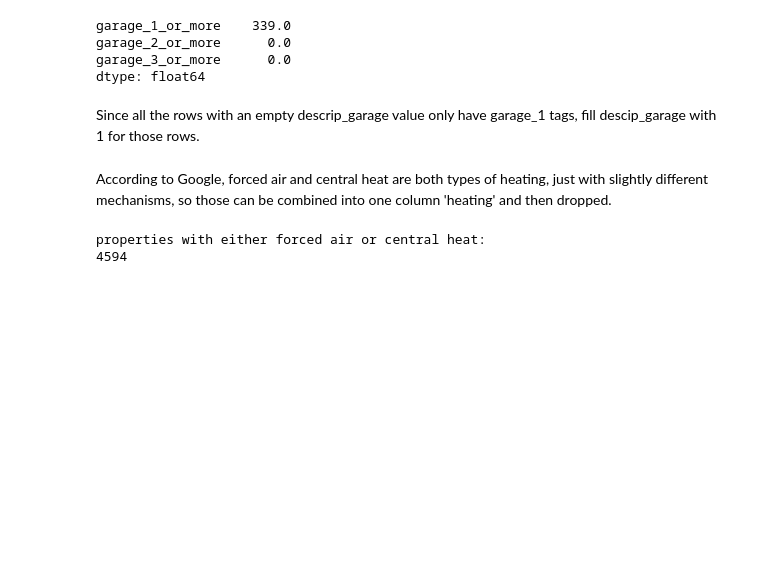
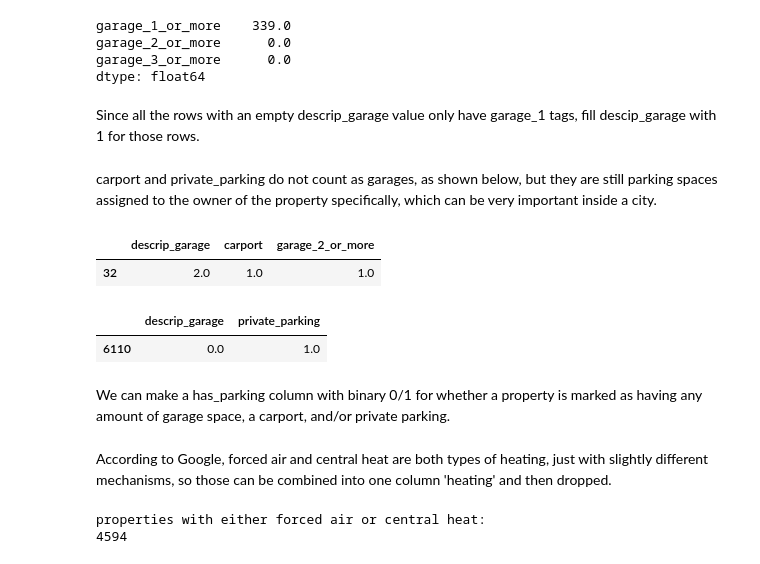
Before and after one commit to MeghanBarritt/midterm_project_datasci, a Jupyter notebook: notebooks/1 - EDA.ipynb, the cells around one changed output. Saved outputs shown, nothing was run; the diff lists cells and outputs as text; code cells hidden in the pictures; blank space fills up the shorter version.

```diff
--- a/notebooks/1 - EDA.ipynb
+++ b/notebooks/1 - EDA.ipynb
@@ -293,7 +310,22 @@ data.loc[:,'descrip_garage'] = data['descrip_garage'].fillna(0)
 data.loc[((data[(data['descrip_garage']==0.0)&  # nothing in descrip column and
                 (data['garage_1_or_more']>0     # valid value in garage_1 column
                  )].index).tolist()),'descrip_garage'] = 1
-
-# drop the now redundant columns, rename the updated one
-data = data.drop(['garage_1_or_more','garage_2_or_more','garage_3_or_more'],axis=1)
-data = data.rename(columns={'descrip_garage': 'garage_car_spaces'})
+# %% [markdown]
+carport and private_parking do not count as garages, as shown below, but they are still parking spaces assigned to the owner of the property specifically, which can be very important inside a city.
+# %%
+display(data[
+    (data['garage_2_or_more']==1.0)&   # two car garage and
+    (data['carport']==1.0)              # has a carport
+    ][['descrip_garage','carport','garage_2_or_more']].head(1))
+
+display(data[
+    (data['descrip_garage']==0.0)&   # no garage space
+    (data['private_parking']==1.0)   # has priavate parking
+    ][['descrip_garage','private_parking']].head(1))
+# %% [output]
+|  | descrip_garage | carport | garage_2_or_more |
+| 32 | 2.0 | 1.0 | 1.0 |
+|  | descrip_garage | private_parking |
+| 6110 | 0.0 | 1.0 |
+# %% [markdown]
+We can make a has_parking column with binary 0/1 for whether a property is marked as having any amount of garage space, a carport, and/or private parking.
```
Also changed, not shown: parts of 23 cells of this notebook.
